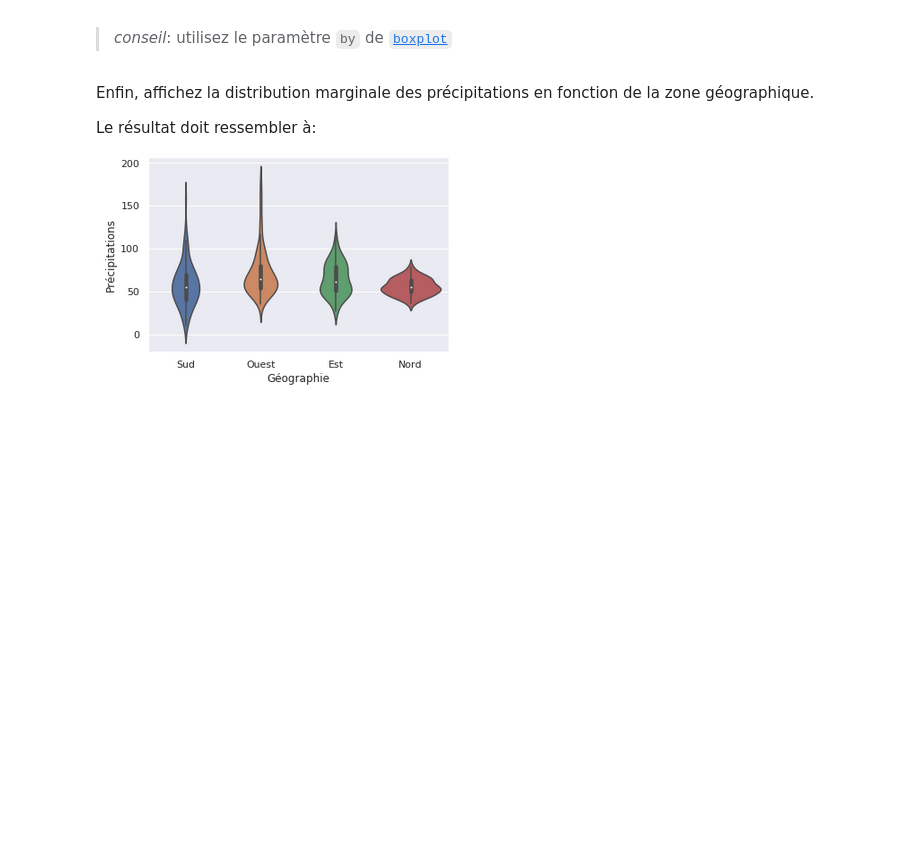
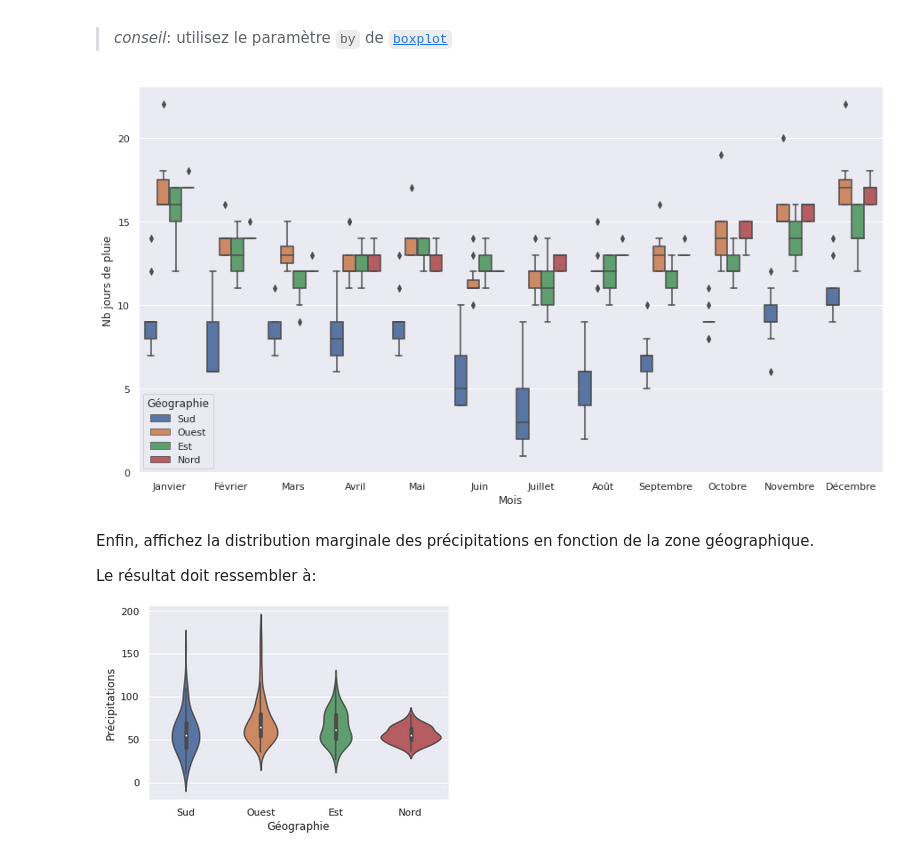
Before and after one commit to Alexandre0702/TP-Analyse-multidimentionnelle, a Jupyter notebook: TP1-pandas.ipynb, the cells around one changed output. Saved outputs shown, nothing was run; the diff lists cells and outputs as text; code cells hidden in the pictures; blank space fills up the shorter version.

```diff
--- a/TP1-pandas.ipynb
+++ b/TP1-pandas.ipynb
@@ -418,3 +441,10 @@ Sophistiquez l'affichage précédent pour que les distributions se fassent en fo
+# %%
+# boxplot par différentes zones géographiques....
+g = sns.boxplot(x="Mois", y="Valeur", hue="Géographie", data=df[df["Grandeur"] == "Jours de pluie"])
+g.set(ylabel="Nb jours de pluie")
+g.get_figure().set_size_inches(15,8)
+# %% [output]
+[figure, added]
 # %% [markdown]
 Enfin, affichez la distribution marginale des précipitations en fonction de la zone géographique.
 
```
Also changed, not shown: parts of 10 cells of this notebook.
